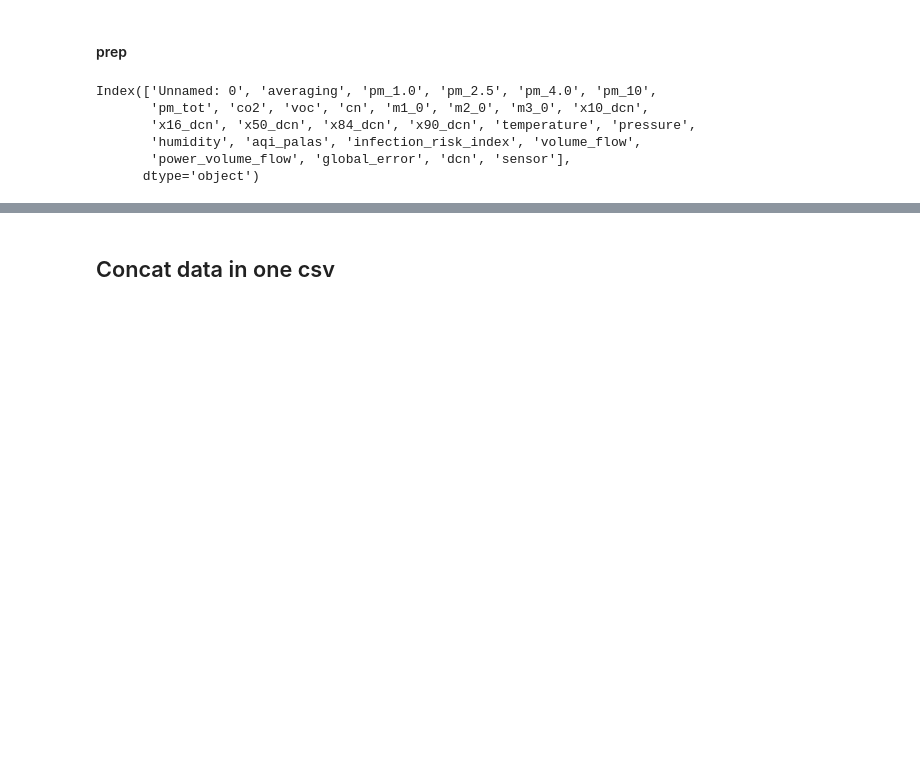
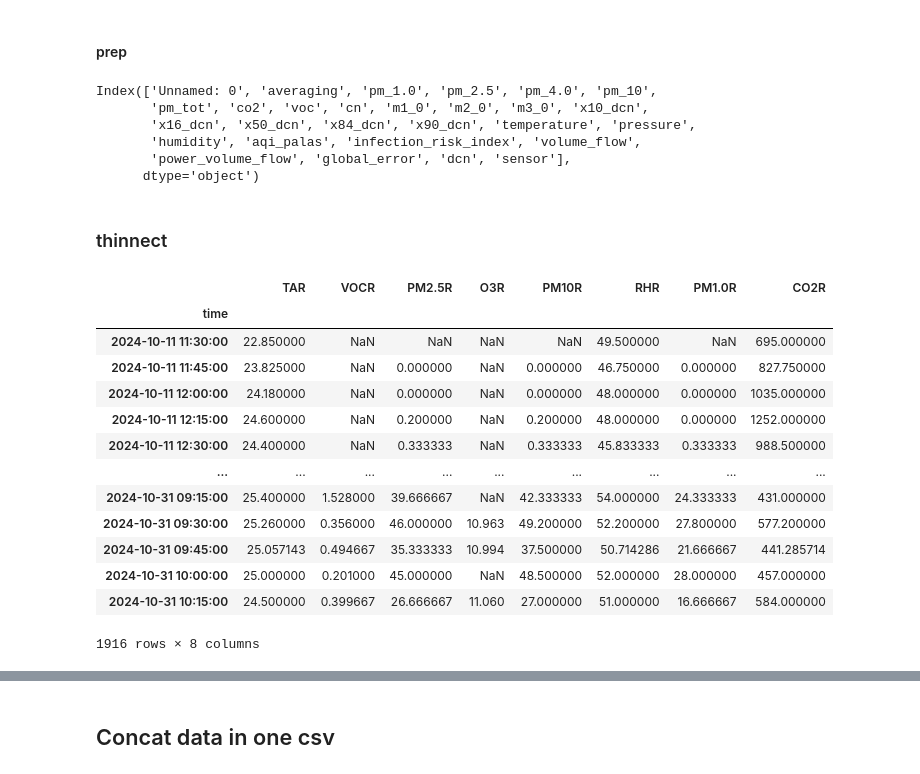
Before and after one commit to valentinopetric/collocation_study, a Jupyter notebook: read_data.ipynb, the cells around one changed output, grey strips where cells are left out. Drawn from its saved outputs; the diff is of its cells as text; code cells hidden in the pictures; blank space fills up the shorter version.

Commit message:
adding all data + changes

```diff
--- a/read_data.ipynb
+++ b/read_data.ipynb
@@ -561,3 +553,35 @@ Index(['Unnamed: 0', 'averaging', 'pm_1.0', 'pm_2.5', 'pm_4.0', 'pm_10',
        'humidity', 'aqi_palas', 'infection_risk_index', 'volume_flow',
        'power_volume_flow', 'global_error', 'dcn', 'sensor'],
       dtype='object')
+# %% [markdown]
+### thinnect
+# %%
+df_full_thinnect = pd.DataFrame()
+base_dir = 'data/thinnect'
+
+for pollutant in os.listdir(base_dir):
+    df_pol = pd.DataFrame()
+
+    for file in os.listdir(os.path.join(base_dir,pollutant)):
+        df_mini = pd.read_csv(os.path.join(base_dir,pollutant,file),index_col=0,parse_dates=True)
+        df_pol=pd.concat([df_pol,df_mini],axis=0)
+
+    df_full_thinnect = pd.concat([df_full_thinnect,df_pol.resample('15min').mean()],axis=1)
+
+
+df_full_thinnect
+# %% [output]
+|  | TAR | VOCR | PM2.5R | O3R | PM10R | RHR | PM1.0R | CO2R |
+| time |  |  |  |  |  |  |  |  |
+| 2024-10-11 11:30:00 | 22.850000 | NaN | NaN | NaN | NaN | 49.500000 | NaN | 695.000000 |
+| 2024-10-11 11:45:00 | 23.825000 | NaN | 0.000000 | NaN | 0.000000 | 46.750000 | 0.000000 | 827.750000 |
+| 2024-10-11 12:00:00 | 24.180000 | NaN | 0.000000 | NaN | 0.000000 | 48.000000 | 0.000000 | 1035.000000 |
+| 2024-10-11 12:15:00 | 24.600000 | NaN | 0.200000 | NaN | 0.200000 | 48.000000 | 0.000000 | 1252.000000 |
+| 2024-10-11 12:30:00 | 24.400000 | NaN | 0.333333 | NaN | 0.333333 | 45.833333 | 0.333333 | 988.500000 |
+| ... | ... | ... | ... | ... | ... | ... | ... | ... |
+| 2024-10-31 09:15:00 | 25.400000 | 1.528000 | 39.666667 | NaN | 42.333333 | 54.000000 | 24.333333 | 431.000000 |
+| 2024-10-31 09:30:00 | 25.260000 | 0.356000 | 46.000000 | 10.963 | 49.200000 | 52.200000 | 27.800000 | 577.200000 |
+| 2024-10-31 09:45:00 | 25.057143 | 0.494667 | 35.333333 | 10.994 | 37.500000 | 50.714286 | 21.666667 | 441.285714 |
+| 2024-10-31 10:00:00 | 25.000000 | 0.201000 | 45.000000 | NaN | 48.500000 | 52.000000 | 28.000000 | 457.000000 |
+| 2024-10-31 10:15:00 | 24.500000 | 0.399667 | 26.666667 | 11.060 | 27.000000 | 51.000000 | 16.666667 | 584.000000 |
+1916 rows × 8 columns
```
Also changed, not shown: parts of 11 cells of this notebook, 4 other files.
